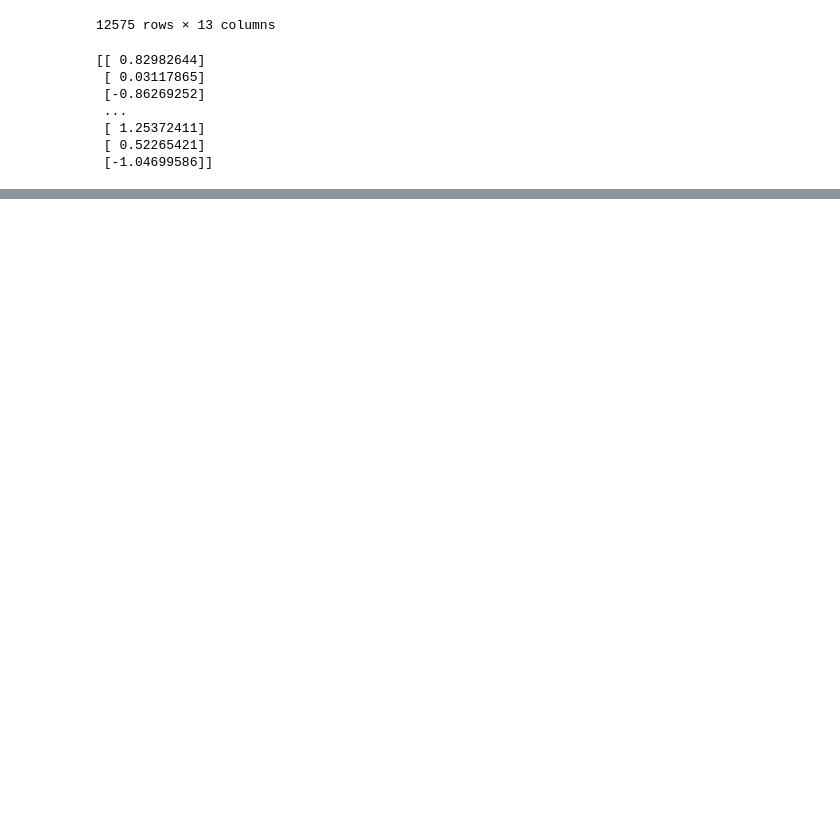
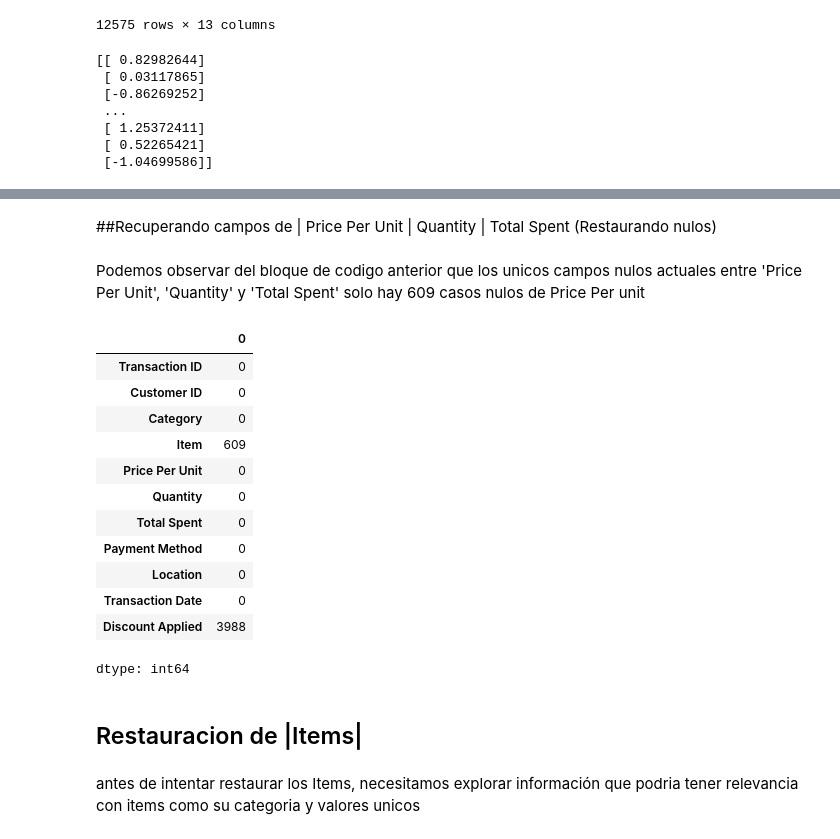
Before and after one commit to Paltaxd2/Evaluacion1_Programacion_Ciencia_Datos, a Jupyter notebook: Progra_EVA1_V001.ipynb, the cells around one changed output, grey strips where cells are left out. Drawn from its saved outputs; the diff is of its cells as text; code cells hidden in the pictures; blank space fills up the shorter version.

```diff
--- a/Progra_EVA1_V001.ipynb
+++ b/Progra_EVA1_V001.ipynb
@@ -107,0 +221,31 @@ print(matriz)
+# %% [markdown]
+##Recuperando campos de | Price Per Unit | Quantity | Total Spent (Restaurando nulos)
+# %% [markdown]
+Podemos observar del bloque de codigo anterior que los unicos campos nulos actuales entre 'Price Per Unit', 'Quantity' y 'Total Spent' solo hay 609 casos nulos de Price Per unit
+# %%
+
+#Buscaremos reparar los campos vacios de 'Price Per unit', Tomando el Total y partiendolo por la cantidad
+
+#PRICE PER UNIT NULL
+
+df['Price Per Unit'] = df['Price Per Unit'].fillna(df['Total Spent'] / df['Quantity'])
+
+df.isna().sum()
+# %% [output]
+|  | 0 |
+| Transaction ID | 0 |
+| Customer ID | 0 |
+| Category | 0 |
+| Item | 609 |
+| Price Per Unit | 0 |
+| Quantity | 0 |
+| Total Spent | 0 |
+| Payment Method | 0 |
+| Location | 0 |
+| Transaction Date | 0 |
+| Discount Applied | 3988 |
+dtype: int64
+# %% [markdown]
+## Restauracion de |Items|
+# %% [markdown]
+antes de intentar restaurar los Items, necesitamos explorar información que podria tener relevancia con items como su categoria y valores unicos
```
Also changed, not shown: parts of 36 cells of this notebook.
